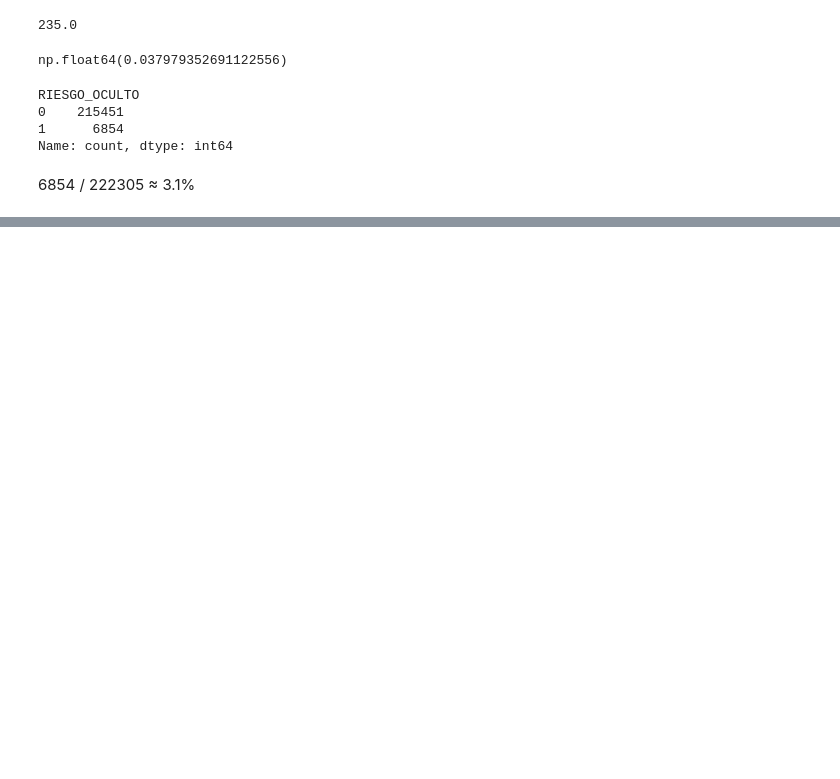
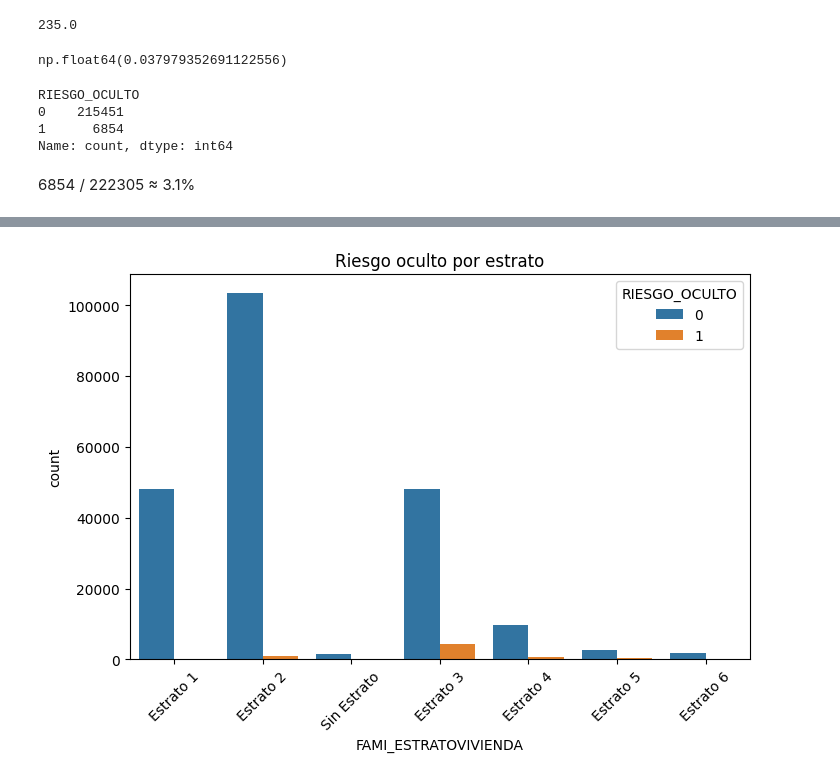
Before and after one commit to danielasolarte/Proyecto2Analitica, a Jupyter notebook: Pregunta3_Vulnerabilidad/Exploración/Limpieza_ExploraciónP3.ipynb, the cells around one changed output, grey strips where cells are left out. Cells and saved outputs as stored; diff of their text form; code cells hidden in the pictures; blank space fills up the shorter version.

```diff
--- a/Pregunta3_Vulnerabilidad/Exploración/Limpieza_ExploraciónP3.ipynb
+++ b/Pregunta3_Vulnerabilidad/Exploración/Limpieza_ExploraciónP3.ipynb
@@ -479,0 +565,27 @@ df_vulnerabilidad.to_csv(
+# %%
+plt.figure(figsize=(8,5))
+
+sns.countplot(
+
+data=
+df_vulnerabilidad,
+
+x=
+"FAMI_ESTRATOVIVIENDA",
+
+hue=
+"RIESGO_OCULTO"
+
+)
+
+plt.xticks(
+rotation=45
+)
+
+plt.title(
+"Riesgo oculto por estrato"
+)
+
+plt.show()
+# %% [output]
+[figure, added]
```
Also changed, not shown: parts of 7 cells of this notebook, 3 other files.
